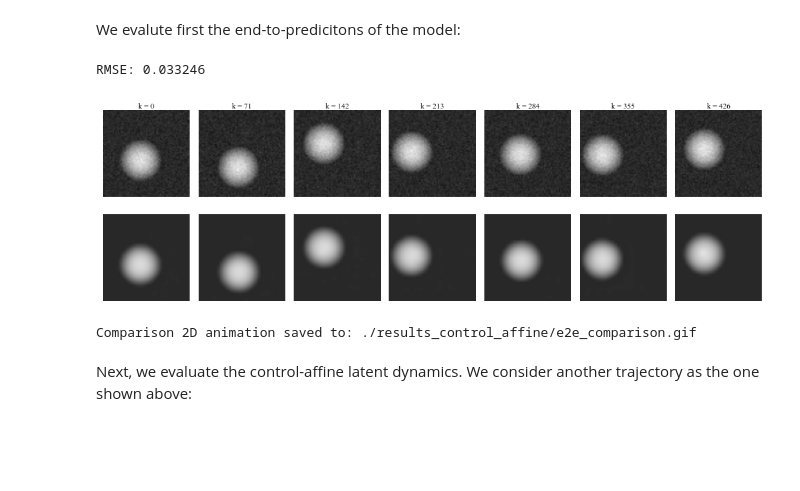
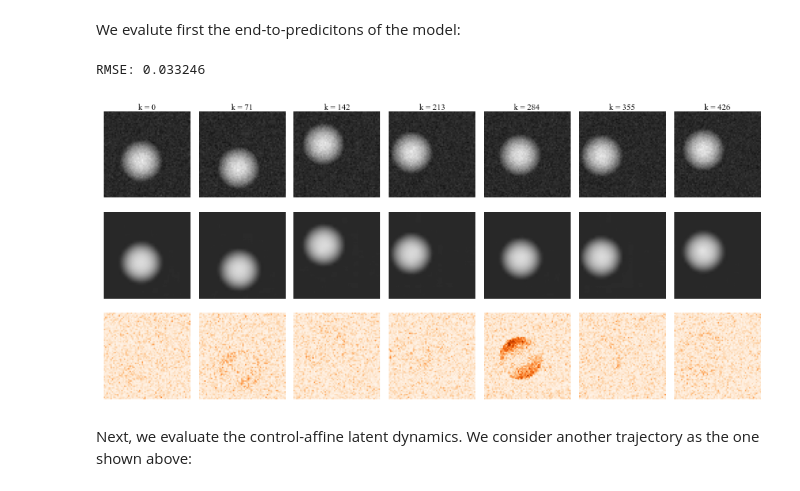
Before and after one commit to mjalled/DeepE2EROM, a Jupyter notebook: examples/ball_in_box/ROM.ipynb, the cells around one changed output. Drawn from its saved outputs; the diff is of its cells as text; code cells hidden in the pictures; blank space fills up the shorter version.

```diff
--- a/examples/ball_in_box/ROM.ipynb
+++ b/examples/ball_in_box/ROM.ipynb
@@ -355,39 +355,44 @@ True states shape: torch.Size([500, 1, 64, 64])
 We evalute first the end-to-predicitons of the model:
 # %%
 from deepe2erom import animate_compare_2Dsimulations
+import matplotlib.pyplot as plt
 
 # Compute RMSE between ground_truth and predicted_dynamics
 with torch.no_grad():                                                      # (T-seq, H, W)
     rmse = torch.sqrt(torch.mean((true_states - pred_states) ** 2)).item()
 print(f"RMSE: {rmse:.6f}")
 
 # Plot multiple timesteps as subplots
 num_timesteps = 7
-fig, axs = plt.subplots(2, num_timesteps, figsize=(9.5, 3), gridspec_kw={'wspace': 0.1, 'hspace': 0.0})
+fig, axs = plt.subplots(3, num_timesteps, figsize=(9.5, 4.5),
+                        gridspec_kw={'wspace': 0.1, 'hspace': 0.1})
 step_size = pred_states.shape[0] // num_timesteps
-axs = np.atleast_1d(axs) # type: ignore
+axs = np.atleast_1d(axs)
+# Different colormaps for each row
+cmap_true = 'gray'
+cmap_pred = 'gray'
+cmap_error = 'Oranges'  # Diverging colormap for error
 for t in range(num_timesteps):
     timestep = t * step_size
-    axs[0, t].imshow(true_states[timestep,0], cmap='gray', vmin=0, vmax=1)
+    # First row: True states
+    axs[0, t].imshow(true_states[timestep, 0], cmap=cmap_true, vmin=0, vmax=1)
     axs[0, t].set_title(r"k = {}".format(timestep), fontproperties=times_font, pad=1)
     axs[0, t].axis('off')
-    axs[1, t].imshow(pred_states[timestep, 0].detach(), cmap='gray', vmin=0, vmax=1)
+    # Second row: Predicted states
+    axs[1, t].imshow(pred_states[timestep, 0].detach(), cmap=cmap_pred, vmin=0, vmax=1)
     axs[1, t].axis('off')
-plt.subplots_adjust(left=0, right=1, top=1, bottom=0, wspace=0, hspace=0)
+    # Third row: Error (absolute difference)
+    error = np.abs(true_states[timestep, 0] - pred_states[timestep, 0]).detach().numpy()
+    im3 = axs[2, t].imshow(error, cmap=cmap_error, vmin=0, vmax=0.2)  # Adjust vmin and vmax for better contrast
+    axs[2, t].axis('off')
+
+# Adjust layout to ensure everything fits
+plt.subplots_adjust(left=0.05, right=0.95, top=0.95, bottom=0.1)
 fig.savefig("./results_control_affine/state_reconstruction_comparison.pdf", dpi=300, bbox_inches='tight')
 plt.show()
-
-# save animation
-animate_compare_2Dsimulations(
-    true_states,
-    pred_states,
-    save_path="./results_control_affine/e2e_comparison.gif",
-    cmap='gray',
-)
 # %% [output]
 RMSE: 0.033246
-[figure, old version]
+[figure, new version]
-Comparison 2D animation saved to: ./results_control_affine/e2e_comparison.gif
 # %% [markdown]
 Next, we evaluate the control-affine latent dynamics. We consider another trajectory as the one shown above:
 # %%
```
Also changed, not shown: 24 other files.
